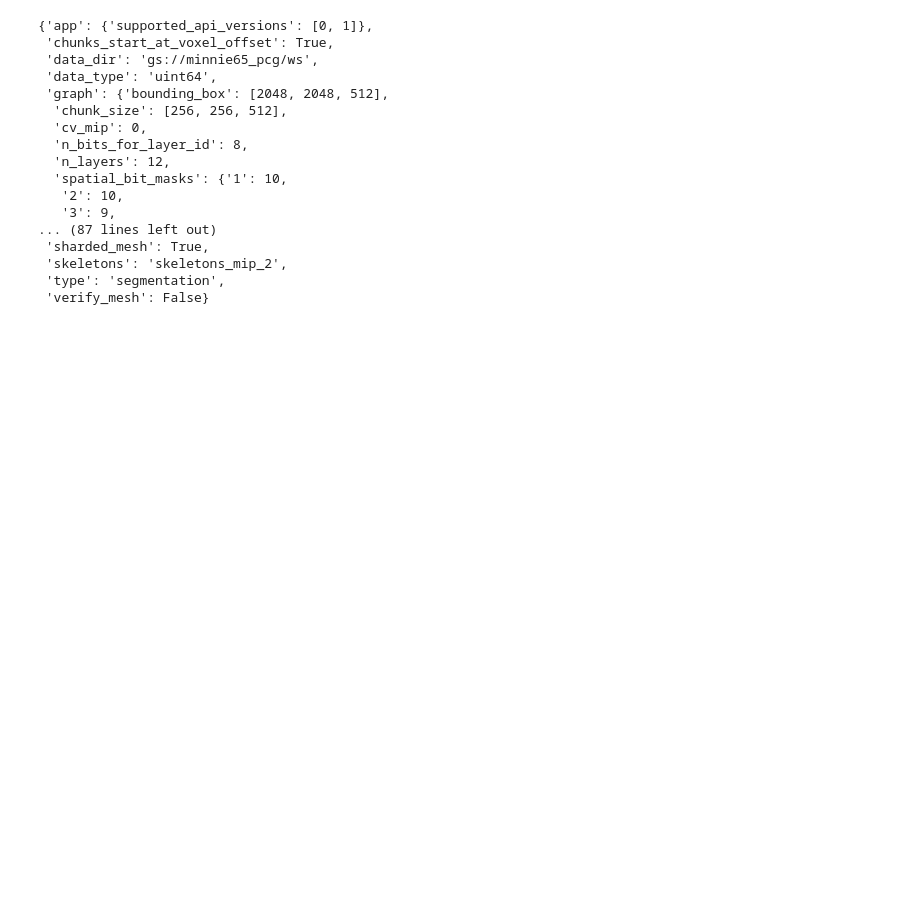
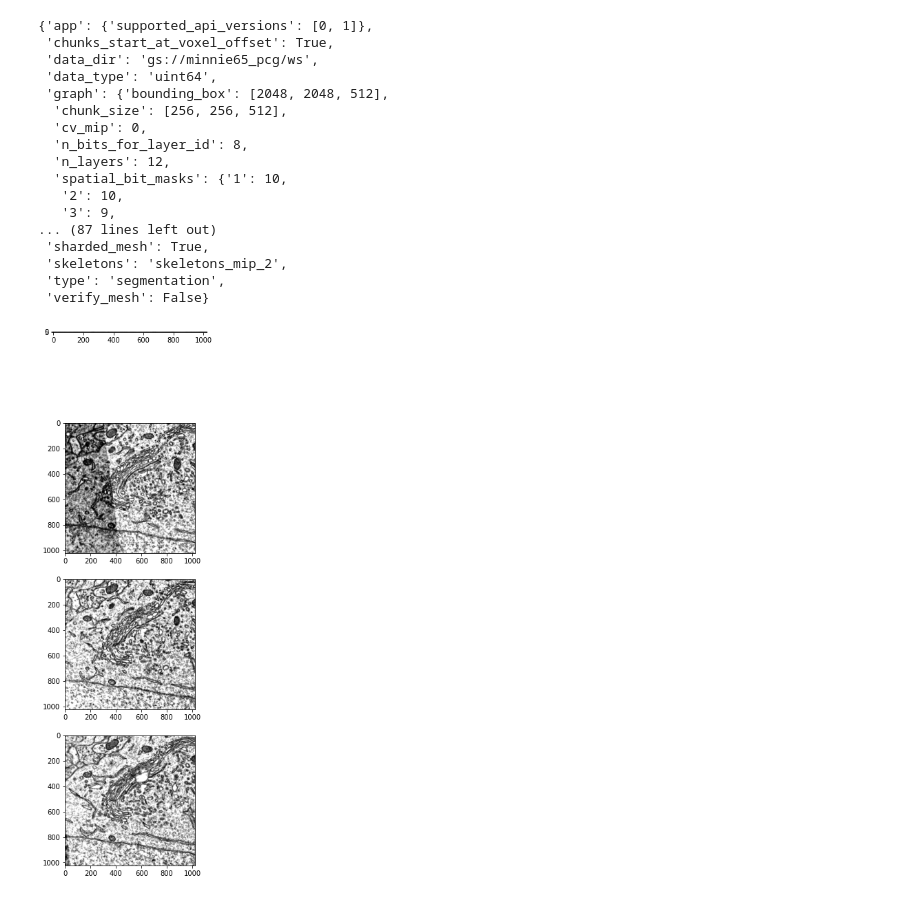
Before and after one commit to aplbrain/campfire, a Jupyter notebook: orphan_extension/test.ipynb, the cells around one changed output. Saved outputs shown, nothing was run; the diff lists cells and outputs as text; code cells hidden in the pictures; blank space fills up the shorter version.

```diff
--- a/orphan_extension/test.ipynb
+++ b/orphan_extension/test.ipynb
@@ -70,8 +70,10 @@ em = intern.array("bossdb://microns/pinky100/em")
 data = em[824:830, 56298:57322, 79190:80214]
 # %%
 fig, ax = plt.subplots(4, 1, figsize=(4,16))
-ax[0].imshow(data[0,:,:], cmap='gray')
+ax[0].imshow(data[:,:,0], cmap='gray')
 ax[1].imshow(data[1,:,:], cmap='gray')
 ax[2].imshow(data[2,:,:], cmap='gray')
 ax[3].imshow(data[3,:,:], cmap='gray')
 plt.show()
+# %% [output]
+[figure, added]
```
Also changed, not shown: 2 other files.
